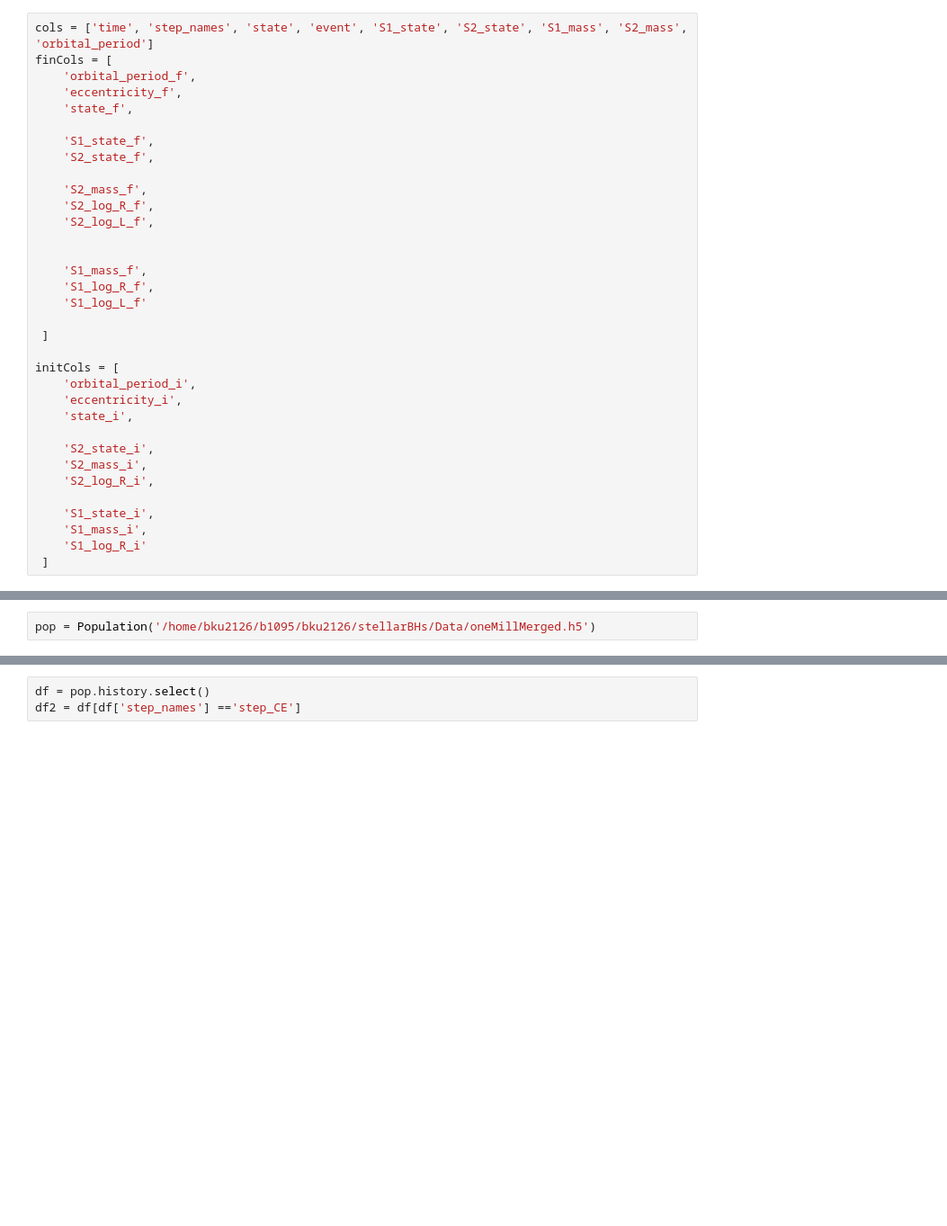
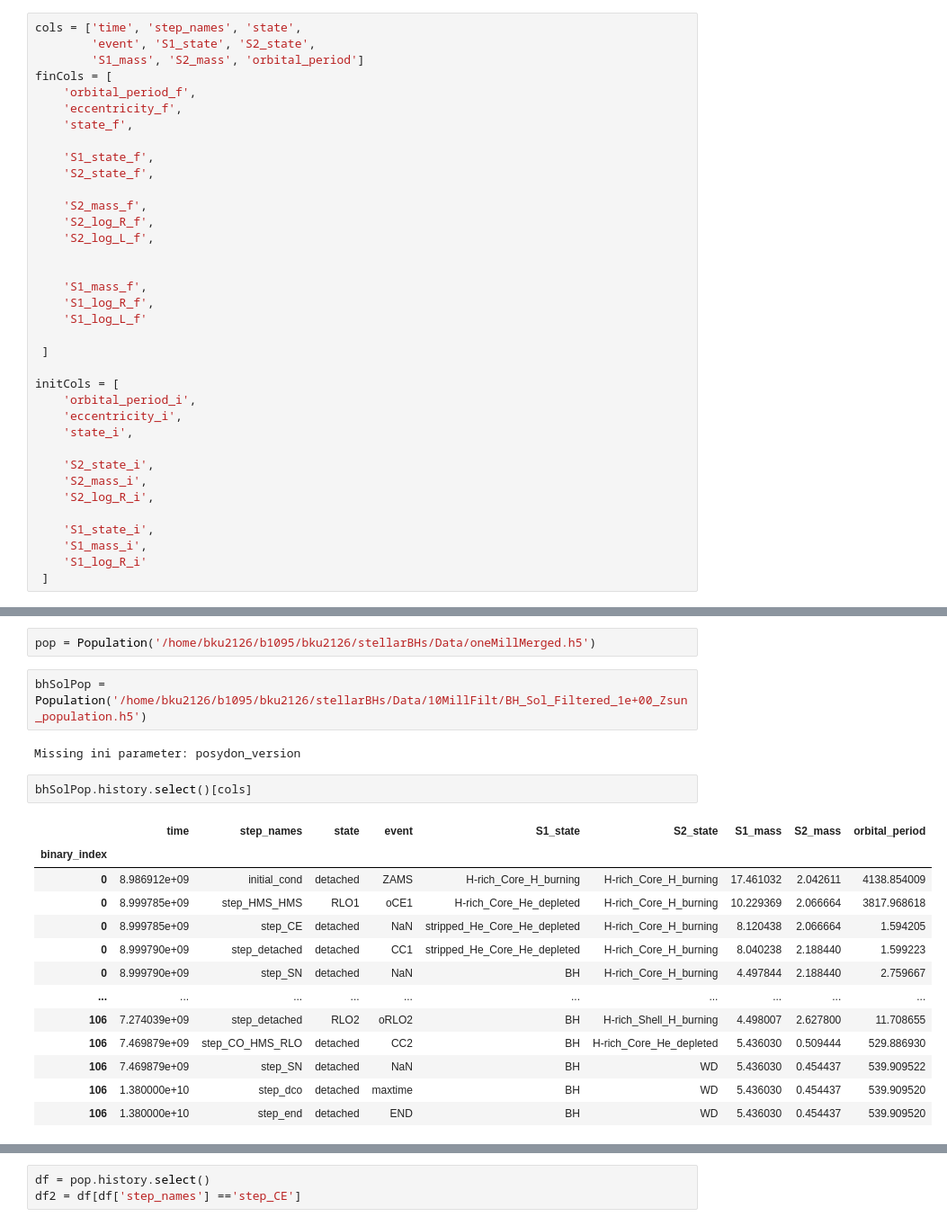
Before and after one commit to PiersonLip/solarBHs, a Jupyter notebook: FilteringScripts/testing.ipynb, the cells around one changed output, grey strips where cells are left out. Shown at 90% size. Cells and saved outputs as stored; diff of their text form; blank space fills up the shorter version.

```diff
--- a/FilteringScripts/testing.ipynb
+++ b/FilteringScripts/testing.ipynb
@@ -26,7 +25,9 @@ from collections import Counter
 
 DataPath = Path().resolve().parent / 'Data'
 # %%
-cols = ['time', 'step_names', 'state', 'event', 'S1_state', 'S2_state', 'S1_mass', 'S2_mass', 'orbital_period']
+cols = ['time', 'step_names', 'state',
+        'event', 'S1_state', 'S2_state',
+        'S1_mass', 'S2_mass', 'orbital_period']
 finCols = [
     'orbital_period_f',
     'eccentricity_f',
@@ -70,3 +68,23 @@ Channels will be overwriten
 # pop.export_selection(merged.index.to_list(), '/home/bku2126/b1095/bku2126/stellarBHs/Data/oneMillMerged.h5')
 # %%
 pop = Population('/home/bku2126/b1095/bku2126/stellarBHs/Data/oneMillMerged.h5')
+# %%
+bhSolPop = Population('/home/bku2126/b1095/bku2126/stellarBHs/Data/10MillFilt/BH_Sol_Filtered_1e+00_Zsun_population.h5')
+# %% [output]
+Missing ini parameter: posydon_version
+# %%
+bhSolPop.history.select()[cols]
+# %% [output]
+|  | time | step_names | state | event | S1_state | S2_state | S1_mass | S2_mass | orbital_period |
+| binary_index |  |  |  |  |  |  |  |  |  |
+| 0 | 8.986912e+09 | initial_cond | detached | ZAMS | H-rich_Core_H_burning | H-rich_Core_H_burning | 17.461032 | 2.042611 | 4138.854009 |
+| 0 | 8.999785e+09 | step_HMS_HMS | RLO1 | oCE1 | H-rich_Core_He_depleted | H-rich_Core_H_burning | 10.229369 | 2.066664 | 3817.968618 |
+| 0 | 8.999785e+09 | step_CE | detached | NaN | stripped_He_Core_He_depleted | H-rich_Core_H_burning | 8.120438 | 2.066664 | 1.594205 |
+| 0 | 8.999790e+09 | step_detached | detached | CC1 | stripped_He_Core_He_depleted | H-rich_Core_H_burning | 8.040238 | 2.188440 | 1.599223 |
+| 0 | 8.999790e+09 | step_SN | detached | NaN | BH | H-rich_Core_H_burning | 4.497844 | 2.188440 | 2.759667 |
+| ... | ... | ... | ... | ... | ... | ... | ... | ... | ... |
+| 106 | 7.274039e+09 | step_detached | RLO2 | oRLO2 | BH | H-rich_Shell_H_burning | 4.498007 | 2.627800 | 11.708655 |
+| 106 | 7.469879e+09 | step_CO_HMS_RLO | detached | CC2 | BH | H-rich_Core_He_depleted | 5.436030 | 0.509444 | 529.886930 |
+| 106 | 7.469879e+09 | step_SN | detached | NaN | BH | WD | 5.436030 | 0.454437 | 539.909522 |
+| 106 | 1.380000e+10 | step_dco | detached | maxtime | BH | WD | 5.436030 | 0.454437 | 539.909520 |
+| 106 | 1.380000e+10 | step_end | detached | END | BH | WD | 5.436030 | 0.454437 | 539.909520 |
```
Also changed, not shown: parts of 13 cells of this notebook, 11 other files.
